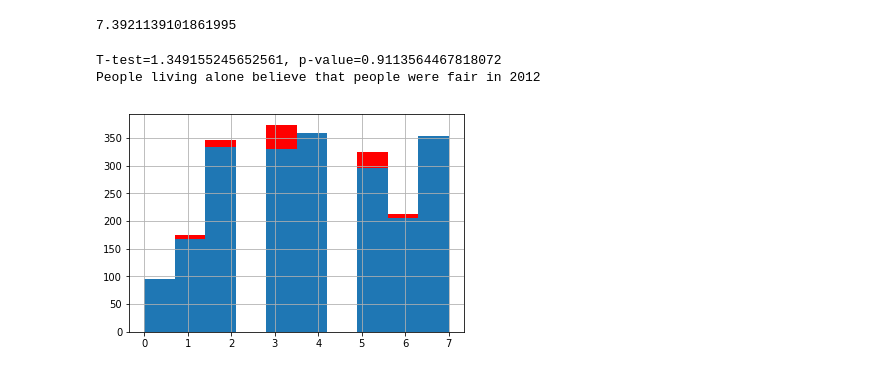
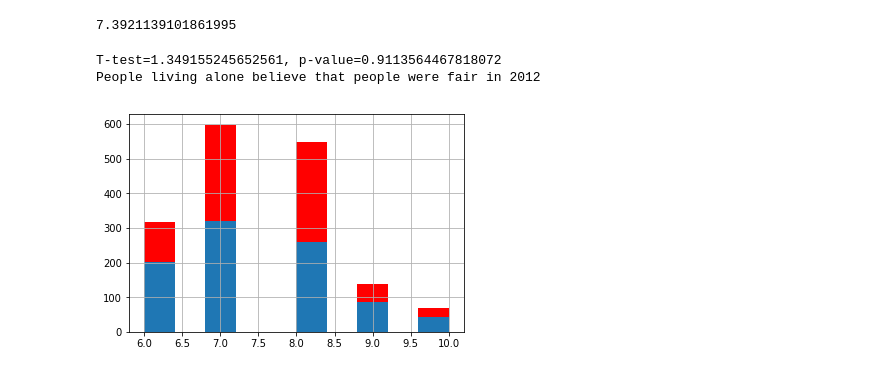
Before and after one commit to mwpnava/thinkful, a Jupyter notebook: Advanced Experimentation Challenge.ipynb, the cells around one changed output. Saved outputs shown, nothing was run; the diff lists cells and outputs as text; code cells hidden in the pictures.

```diff
--- a/Advanced Experimentation Challenge.ipynb
+++ b/Advanced Experimentation Challenge.ipynb
@@ -262,34 +262,36 @@ survey[(survey['year']==6) & (survey['partner']==2) & (survey['pplfair']>=5.5)][
 
 
 #calculating mean
 #womenwatchTV2012mean = survey[(survey['year']==6) & (survey['gndr']==2)]['tvtot'].mean()
 
 #Set data for the country
 sample1 = survey[(survey['year']==6) & (survey['partner']==1) & (survey['pplfair']>=5.5)]['pplfair']
 sample2 = survey[(survey['year']==6) & (survey['partner']==2) & (survey['pplfair']>=5.5)]['pplfair']
 
 
 #Comparing samples
 #z-test from Statsmodels package with alternate='smaller'
 #as an argument to denote the one-tailed test.
 
 t, p = ztest(sample1, value = sample2.mean(), alternative = "smaller")
 
 print('T-test={}, p-value={}'.format(t, p))
 
 # interpret
 alpha = 0.05
+
+
 if p > alpha:
-    print('People living alone believe that people were fair in 2012 ')
+    print('People living alone believe that people were fair in 2012 ()')
 else:
     print('People living with a partner believe that people were fair in 2012 (reject Null Hypothesis)')
 
 
-datamenwatchTV2012.hist(color='red')
-datawomenwatchTV2012.hist()
+sample1.hist(color='red')
+sample2.hist()
 
 plt.show()
 # %% [output]
 T-test=1.349155245652561, p-value=0.9113564467818072
 People living alone believe that people were fair in 2012
-[figure, old version]
+[figure, new version]
```
